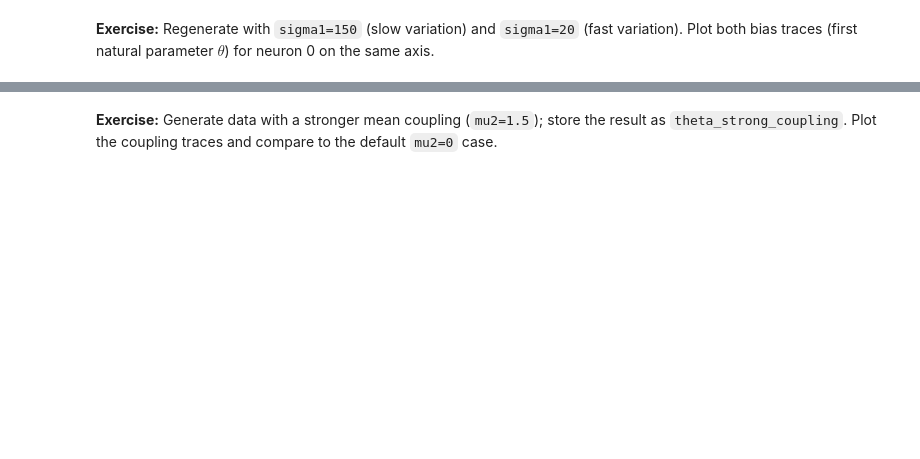
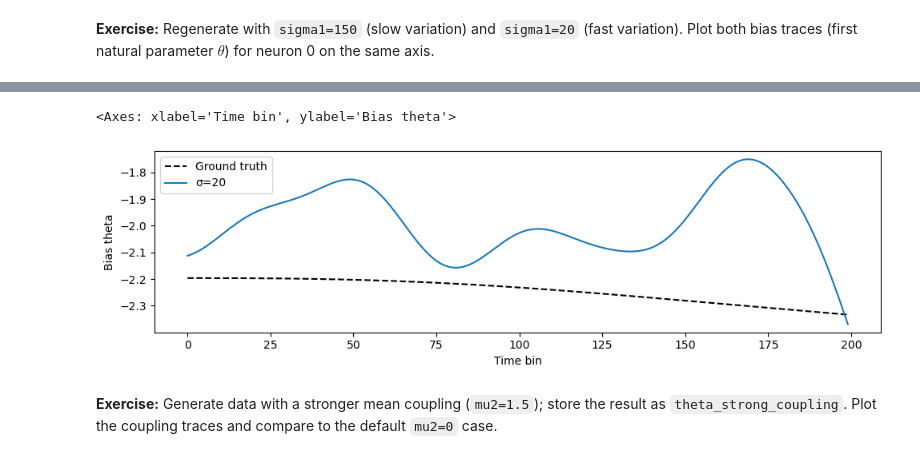
Before and after one commit to neurodidi/ANDA-Day2-State-Space-Analysis, a Jupyter notebook: 03_dynamic_correlations/03_exercises.ipynb, the cells around one changed output, grey strips where cells are left out. Saved outputs shown, nothing was run; the diff lists cells and outputs as text; code cells hidden in the pictures; blank space fills up the shorter version.

```diff
--- a/03_dynamic_correlations/03_exercises.ipynb
+++ b/03_dynamic_correlations/03_exercises.ipynb
@@ -126,2 +151,18 @@ axes[1].legend(loc='upper right');
+# %%
+N, O, T, R = 3, 2, 200, 100
+sigmas = [150, 20]
+thetas = []
+
+for sigma in sigmas:
+    transforms.initialise(N, O)
+    theta = synthesis.generate_thetas(N, O, T, sigma1=sigma)  # new values
+    thetas.append(theta)
+
+
+plot_utils = utils()
+plot_utils.plot_trajectory(thetas[0][:, 0], thetas[1][:, 0], ylabel='Bias theta', label='σ=20')
+# %% [output]
+<Axes: xlabel='Time bin', ylabel='Bias theta'>
+[figure, added]
 # %% [markdown]
 **Exercise:** Generate data with a stronger mean coupling (`mu2=1.5`); store the result as `theta_strong_coupling`. Plot the coupling traces and compare to the default `mu2=0` case.
```
Also changed, not shown: parts of 11 cells of this notebook, 4 other files.
